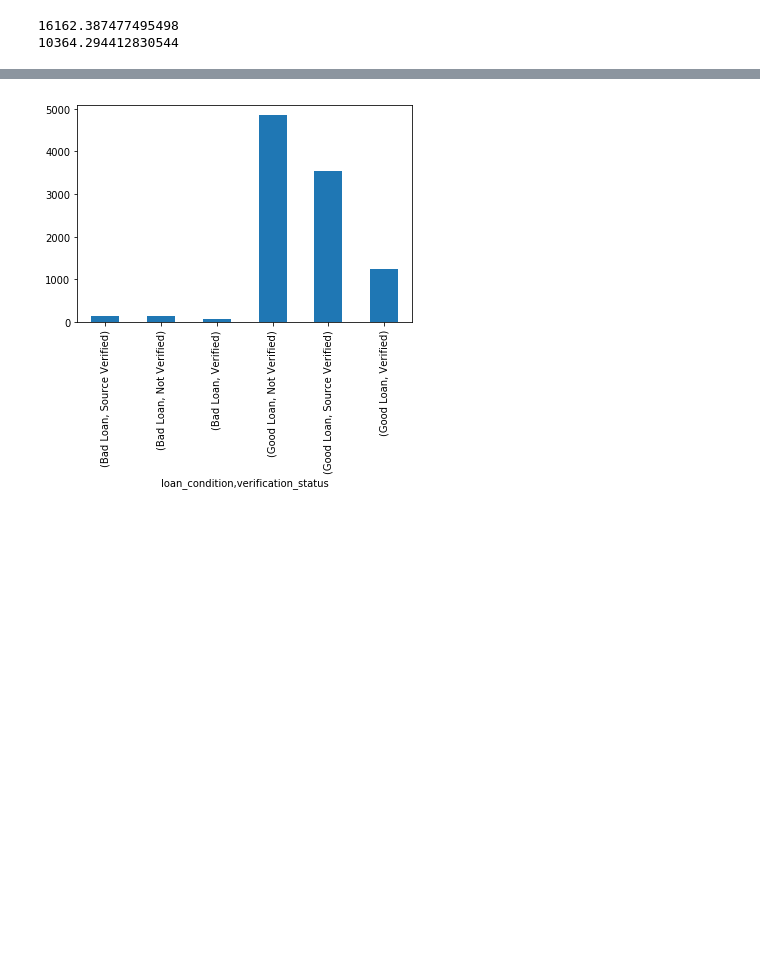
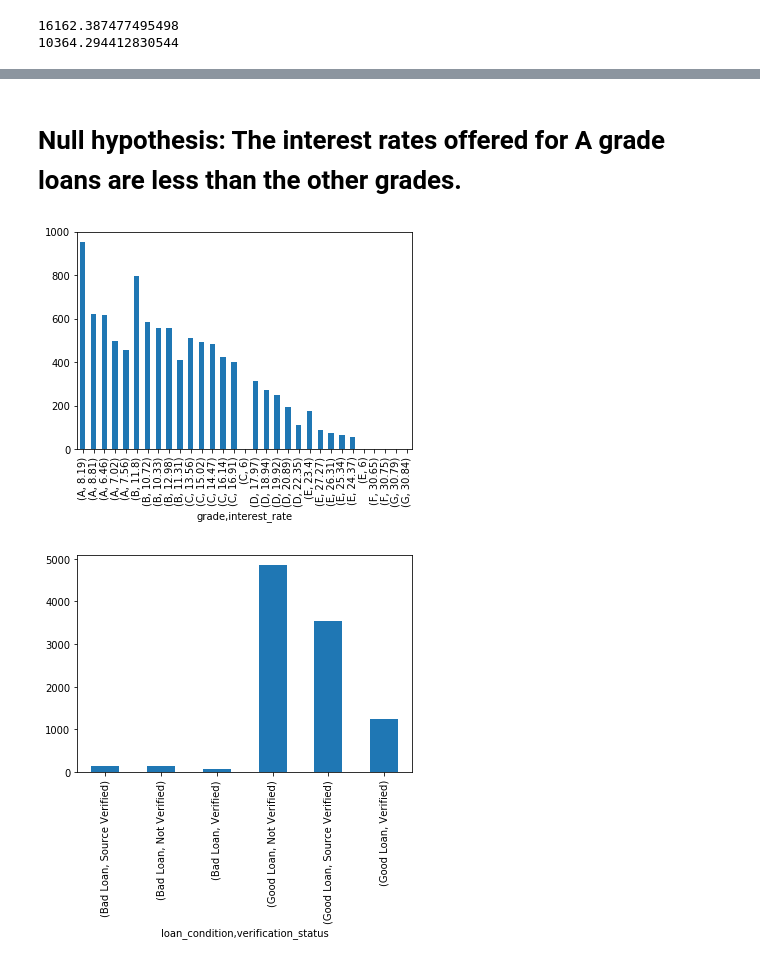
Before and after one commit to nishimishra71/Python, a Jupyter notebook: Capstone_sample.ipynb, the cells around one changed output, grey strips where cells are left out. Cells and saved outputs as stored; diff of their text form; code cells hidden in the pictures; blank space fills up the shorter version.

```diff
--- a/Capstone_sample.ipynb
+++ b/Capstone_sample.ipynb
@@ -259,3 +294,10 @@ print(std)
+# %% [markdown]
+# Null hypothesis: The interest rates offered for A grade loans are less than the other grades.
+# %%
+df.interest_rate.groupby(df.grade).value_counts().plot.bar()
+plt.show()
+# %% [output]
+[figure, added]
 # %%
 df.verification_status.groupby(df.loan_condition).value_counts().plot.bar()
 plt.show()
```
Also changed, not shown: parts of 6 cells of this notebook.
